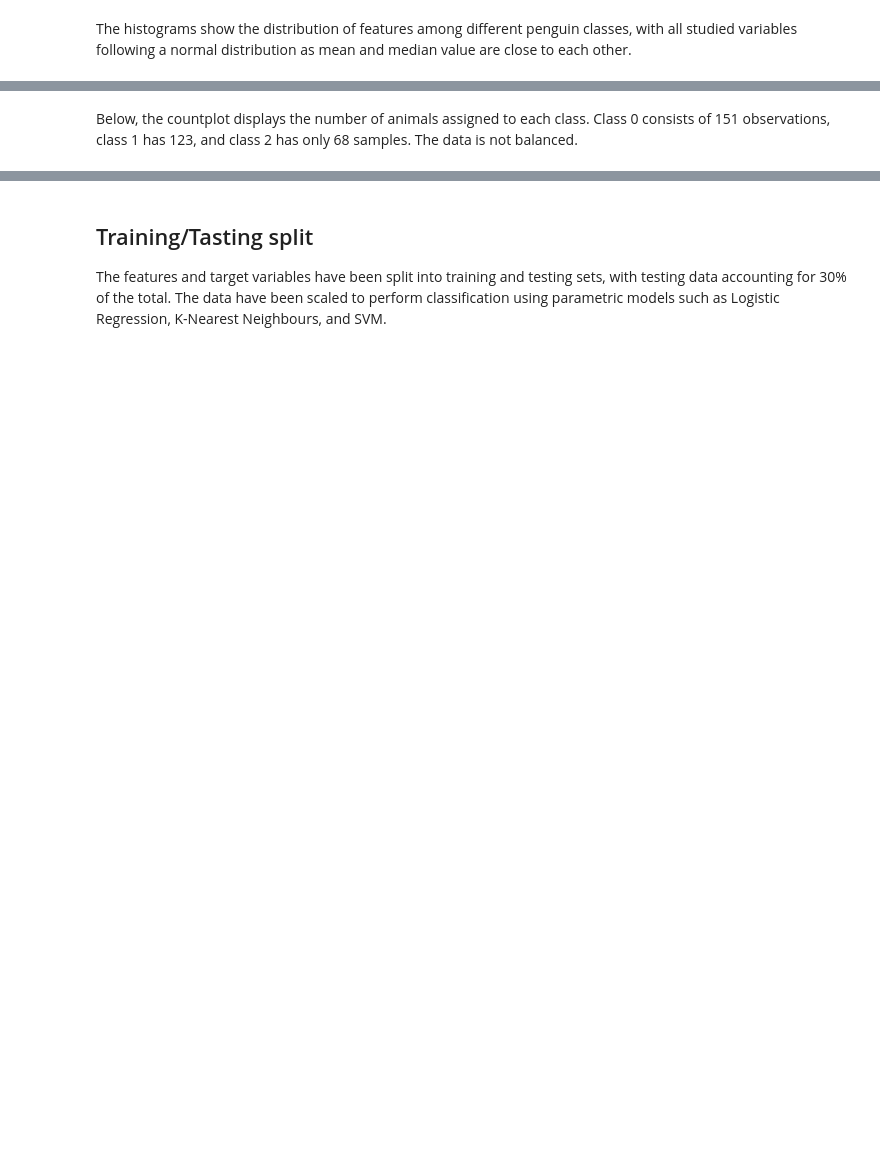
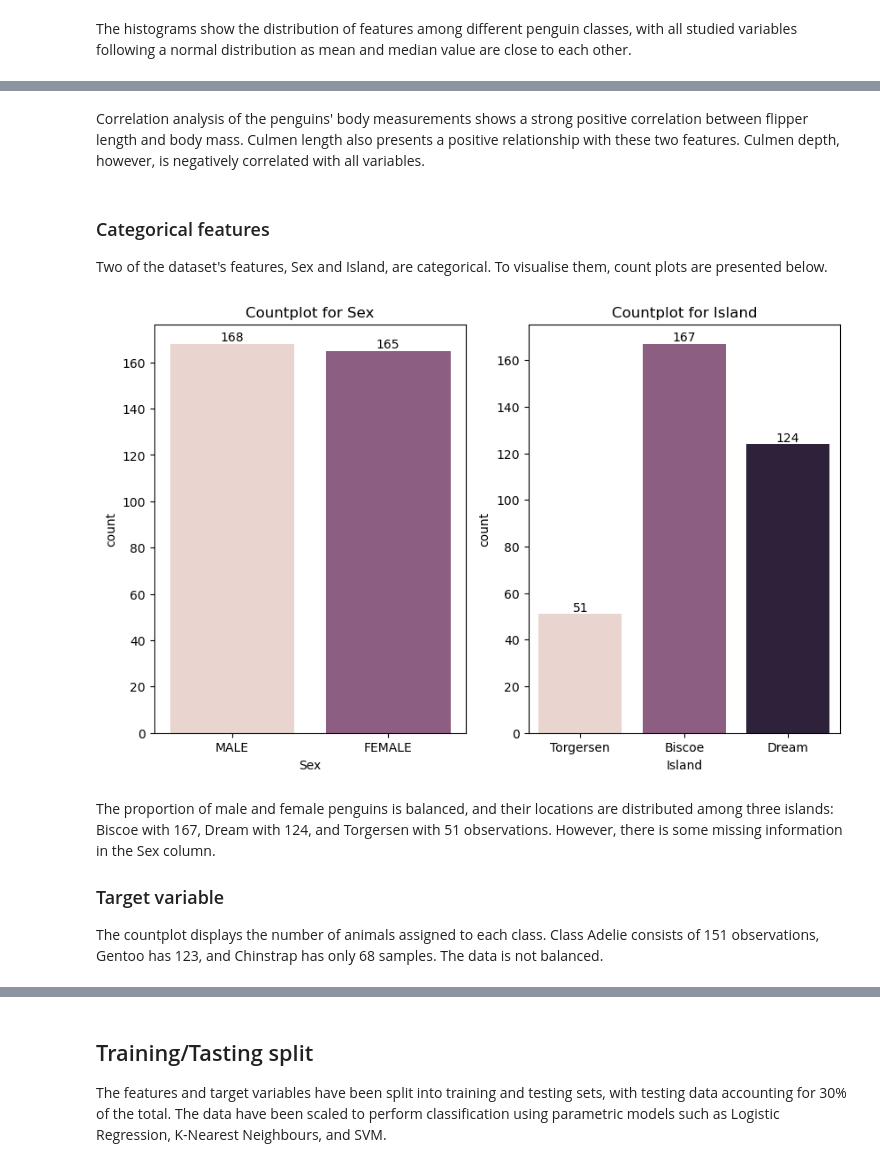
Before and after one commit to ania293/Classification_penguins, a Jupyter notebook: penguins.ipynb, the cells around one changed output, grey strips where cells are left out. Drawn from its saved outputs; the diff is of its cells as text; code cells hidden in the pictures; blank space fills up the shorter version.

```diff
--- a/penguins.ipynb
+++ b/penguins.ipynb
@@ -125,5 +171,27 @@ plt.show()
+# %% [markdown]
+Correlation analysis of the penguins' body measurements shows a strong positive correlation between flipper length and body mass. Culmen length also presents a positive relationship with these two features. Culmen depth, however, is negatively correlated with all variables.
+# %% [markdown]
+### Categorical features
+
+Two of the dataset's features, Sex and Island, are categorical. To visualise them, count plots are presented below.
+# %%
+cat_features = ['Sex', 'Island']
+
+fig, axs = plt.subplots(1,2, figsize=(10, 6))
+for f, ax in zip(cat_features, axs.flat):
+    count = sns.countplot(data=df, x=f, ax=ax, palette=palette)
+    ax.bar_label(count.containers[0])
+    ax.set_title(f"Countplot for {f}")
+
+plt.show()
+# %% [output]
+[figure, added]
 # %% [markdown]
-Below, the countplot displays the number of animals assigned to each class. Class 0 consists of 151 observations, class 1 has 123, and class 2 has only 68 samples. The data is not balanced.
+The proportion of male and female penguins is balanced, and their locations are distributed among three islands: Biscoe with 167, Dream with 124, and Torgersen with 51 observations. However, there is some missing information in the Sex column.
+
+### Target variable
+
+The countplot displays the number of animals assigned to each class. Class Adelie consists of 151 observations, Gentoo has 123, and Chinstrap has only 68 samples. The data is not balanced.
 # %%
 # Countplot of target variable
 count = sns.countplot(data=df, x='Species', palette=palette)
```
Also changed, not shown: parts of 43 cells of this notebook, 2 other files.
